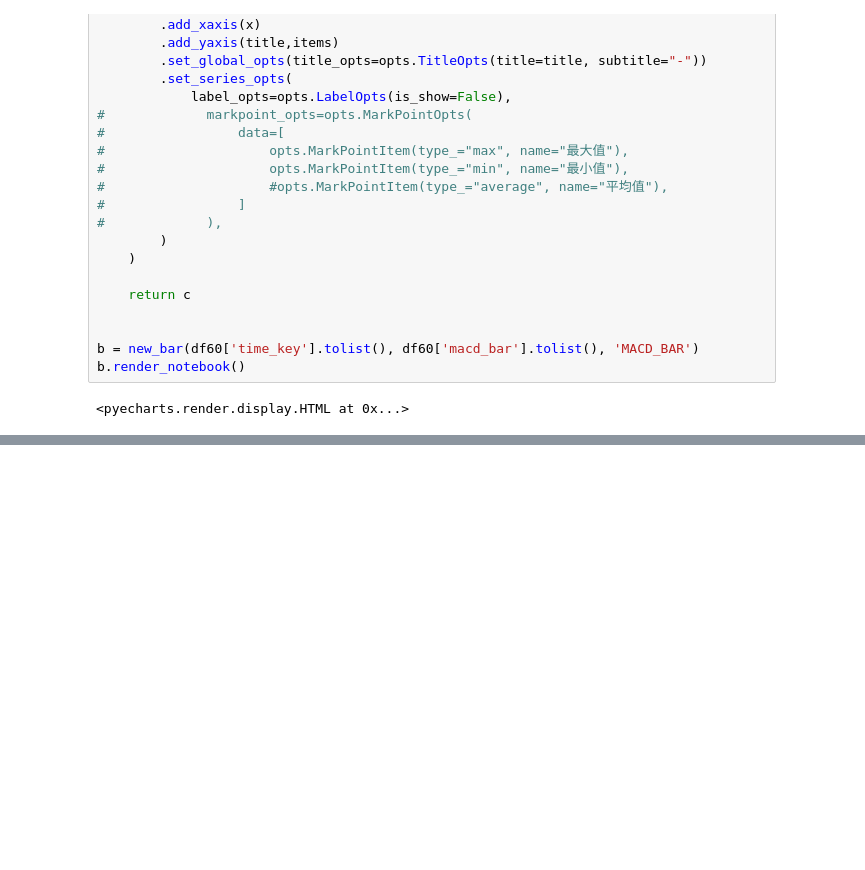
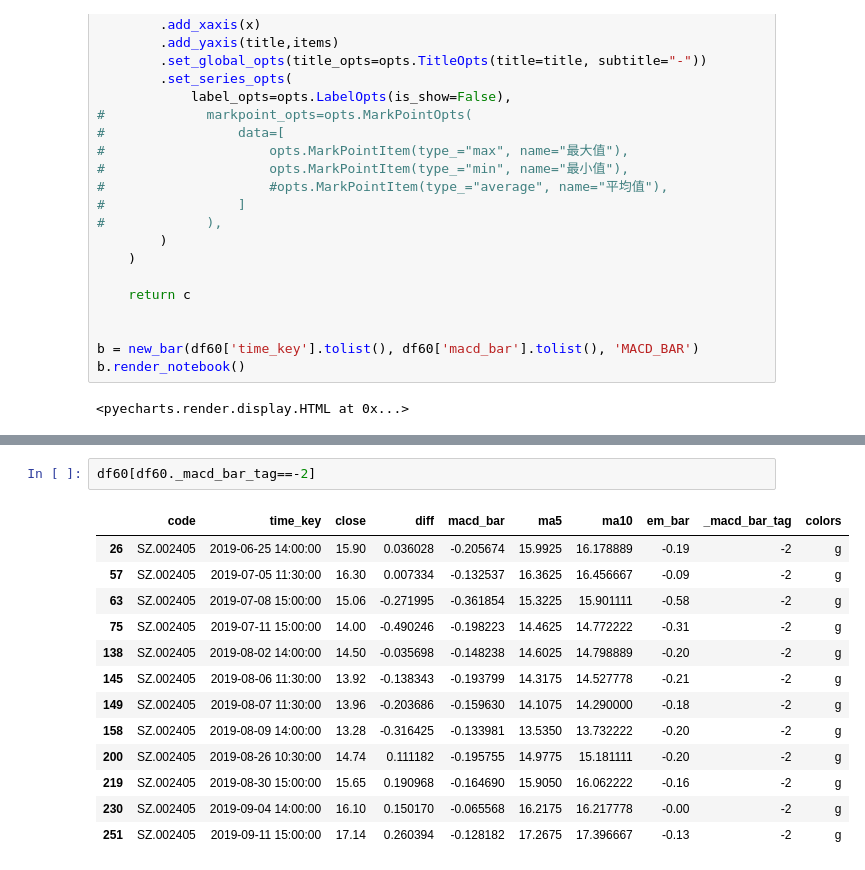
Before and after one commit to drunkpig/macd_exp, a Jupyter notebook: FFT.ipynb, the cells around one changed output, grey strips where cells are left out. Cells and saved outputs as stored; diff of their text form; blank space fills up the shorter version.

```diff
--- a/FFT.ipynb
+++ b/FFT.ipynb
@@ -216,0 +298,16 @@ df60.shape[0]
+# %%
+df60[df60._macd_bar_tag==-2]
+# %% [output]
+|  | code | time_key | close | diff | macd_bar | ma5 | ma10 | em_bar | _macd_bar_tag | colors |
+| 26 | SZ.002405 | 2019-06-25 14:00:00 | 15.90 | 0.036028 | -0.205674 | 15.9925 | 16.178889 | -0.19 | -2 | g |
+| 57 | SZ.002405 | 2019-07-05 11:30:00 | 16.30 | 0.007334 | -0.132537 | 16.3625 | 16.456667 | -0.09 | -2 | g |
+| 63 | SZ.002405 | 2019-07-08 15:00:00 | 15.06 | -0.271995 | -0.361854 | 15.3225 | 15.901111 | -0.58 | -2 | g |
+| 75 | SZ.002405 | 2019-07-11 15:00:00 | 14.00 | -0.490246 | -0.198223 | 14.4625 | 14.772222 | -0.31 | -2 | g |
+| 138 | SZ.002405 | 2019-08-02 14:00:00 | 14.50 | -0.035698 | -0.148238 | 14.6025 | 14.798889 | -0.20 | -2 | g |
+| 145 | SZ.002405 | 2019-08-06 11:30:00 | 13.92 | -0.138343 | -0.193799 | 14.3175 | 14.527778 | -0.21 | -2 | g |
+| 149 | SZ.002405 | 2019-08-07 11:30:00 | 13.96 | -0.203686 | -0.159630 | 14.1075 | 14.290000 | -0.18 | -2 | g |
+| 158 | SZ.002405 | 2019-08-09 14:00:00 | 13.28 | -0.316425 | -0.133981 | 13.5350 | 13.732222 | -0.20 | -2 | g |
+| 200 | SZ.002405 | 2019-08-26 10:30:00 | 14.74 | 0.111182 | -0.195755 | 14.9775 | 15.181111 | -0.20 | -2 | g |
+| 219 | SZ.002405 | 2019-08-30 15:00:00 | 15.65 | 0.190968 | -0.164690 | 15.9050 | 16.062222 | -0.16 | -2 | g |
+| 230 | SZ.002405 | 2019-09-04 14:00:00 | 16.10 | 0.150170 | -0.065568 | 16.2175 | 16.217778 | -0.00 | -2 | g |
+| 251 | SZ.002405 | 2019-09-11 15:00:00 | 17.14 | 0.260394 | -0.128182 | 17.2675 | 17.396667 | -0.13 | -2 | g |
```
Also changed, not shown: parts of 15 cells of this notebook, 10 other files.
